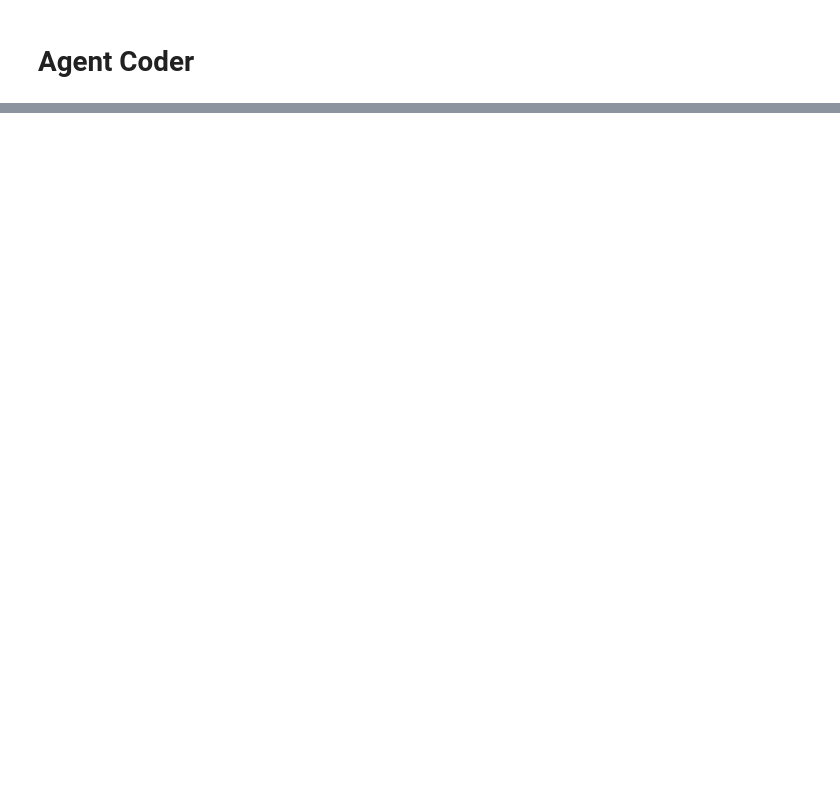
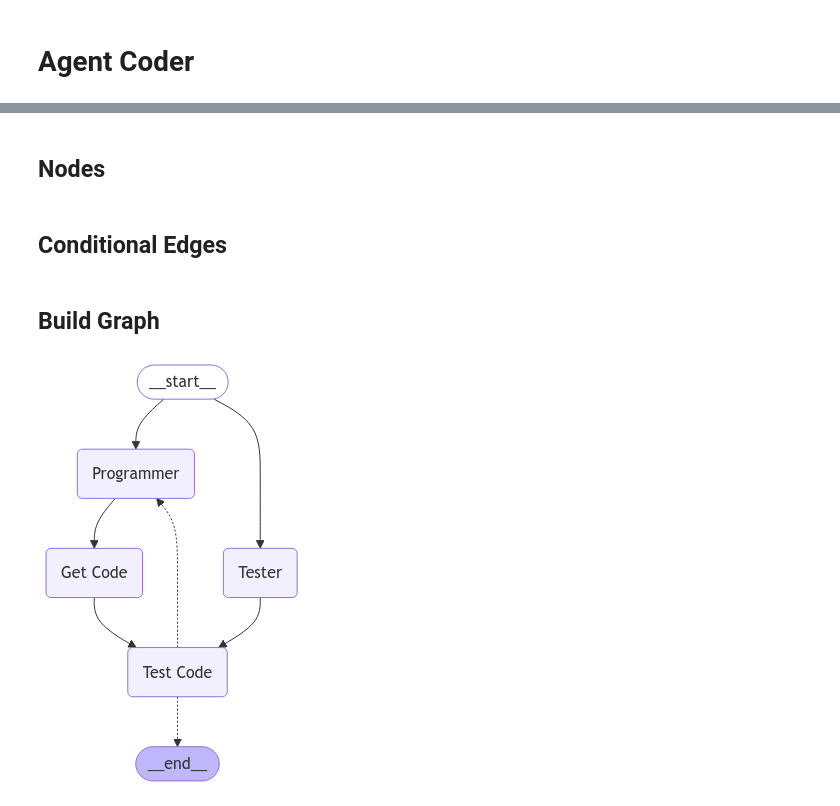
Before and after one commit to lubok-dot/agentic, a Jupyter notebook: nbs/01_agent_coder.ipynb, the cells around one changed output, grey strips where cells are left out. Cells and saved outputs as stored; diff of their text form; code cells hidden in the pictures; blank space fills up the shorter version.

Commit message:
finished first cut of the agent coder

```diff
--- a/nbs/01_agent_coder.ipynb
+++ b/nbs/01_agent_coder.ipynb
@@ -23,8 +23,8 @@ import os
 # | export
 
 sample_input = {
-    'code_snippet': 'from typing import List\n\n\ndef has_close_elements(numbers: List[float], threshold: float) -> bool:\n    """ Check if in given list of numbers, are any two numbers closer to each other than\n    given threshold.\n    >>> has_close_elements([1.0, 2.0, 3.0], 0.5)\n    False\n    >>> has_close_elements([1.0, 2.8, 3.0, 4.0, 5.0, 2.0], 0.3)\n    True\n    """\n',
-    'entry_point': 'has_close_elements'
+    "code_snippet": 'from typing import List\n\n\ndef has_close_elements(numbers: List[float], threshold: float) -> bool:\n    """ Check if in given list of numbers, are any two numbers closer to each other than\n    given threshold.\n    >>> has_close_elements([1.0, 2.0, 3.0], 0.5)\n    False\n    >>> has_close_elements([1.0, 2.8, 3.0, 4.0, 5.0, 2.0], 0.3)\n    True\n    """\n',
+    "entry_point": "has_close_elements",
 }
 # %%
 # | export
@@ -300,0 +276,13 @@ class OverallState(InputState, OutputState):
+# %%
+# | export
+
+class InputState(MessagesState):
+    code_snippet: str
+    entry_point: str
+
+
+class OverallState(InputState):
+    tester: Tester
+    coder: Annotated[List[Coder], add]
+# %% [markdown]
+## Nodes
@@ -300,0 +354,36 @@ class OverallState(InputState, OutputState):
+# %% [markdown]
+## Conditional Edges
+# %%
+def correct_implementation(state: OverallState) -> Literal["Programmer", END]:
+    if 'FAILED TEST' in state['messages'][-1].content:
+        return "Programmer"
+    else:
+        return END
+# %% [markdown]
+## Build Graph
+# %%
+workflow = StateGraph(OverallState, input=InputState)
+
+# add nodes
+workflow.add_node("Programmer", write_program)
+workflow.add_node("Get Code", get_code)
+workflow.add_node("Tester", write_tests)
+workflow.add_node("Test Code", executor)
+
+# add edges
+workflow.add_edge(START, "Programmer")
+workflow.add_edge(START, "Tester")
+workflow.add_edge("Programmer", "Get Code")
+workflow.add_edge("Get Code", "Test Code")
+workflow.add_edge('Tester', "Test Code")
+workflow.add_conditional_edges("Test Code", correct_implementation)
+
+# compile the graph
+
+memory = MemorySaver()
+coder = workflow.compile(checkpointer=memory)
+
+# View
+display(Image(coder.get_graph(xray=1).draw_mermaid_png()))
+# %% [output]
+[figure, added]
```
Also changed, not shown: parts of 14 cells of this notebook, 6 other files.
